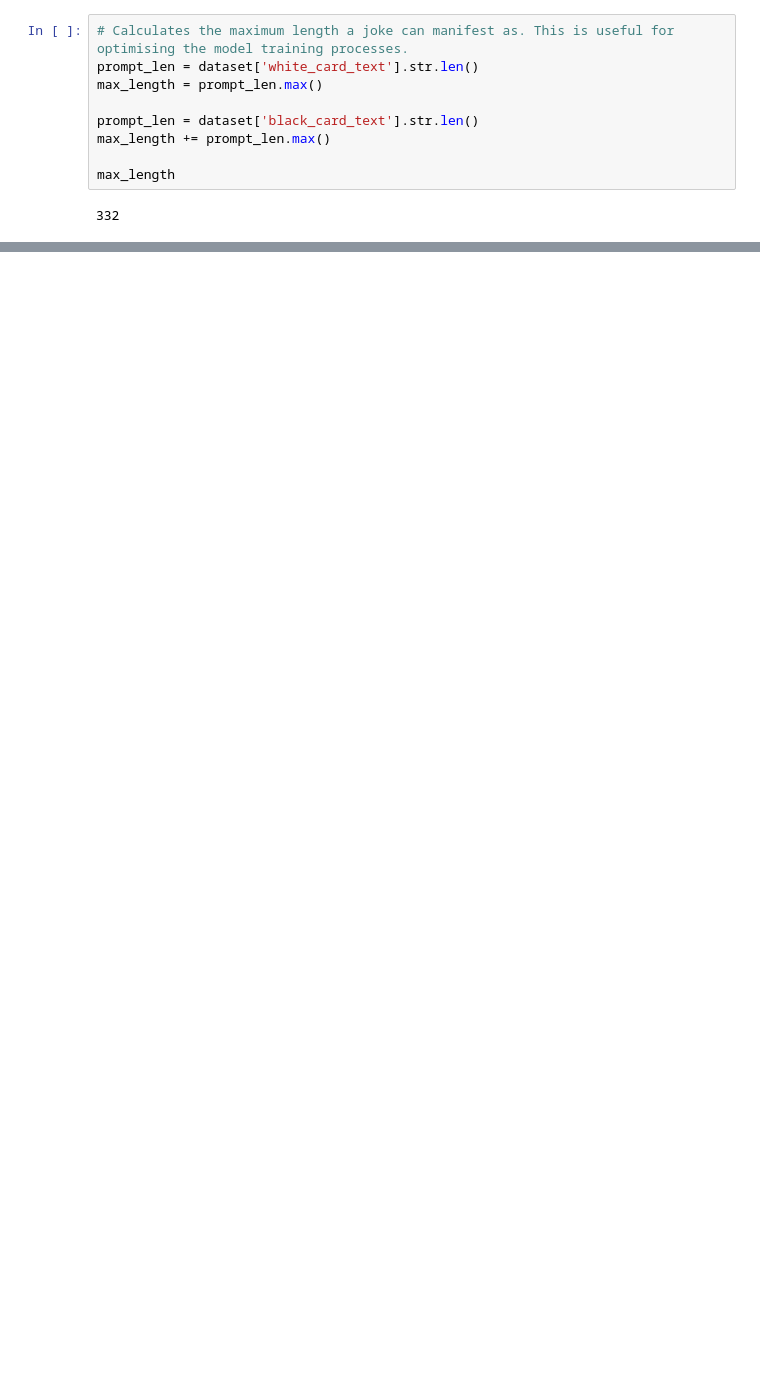
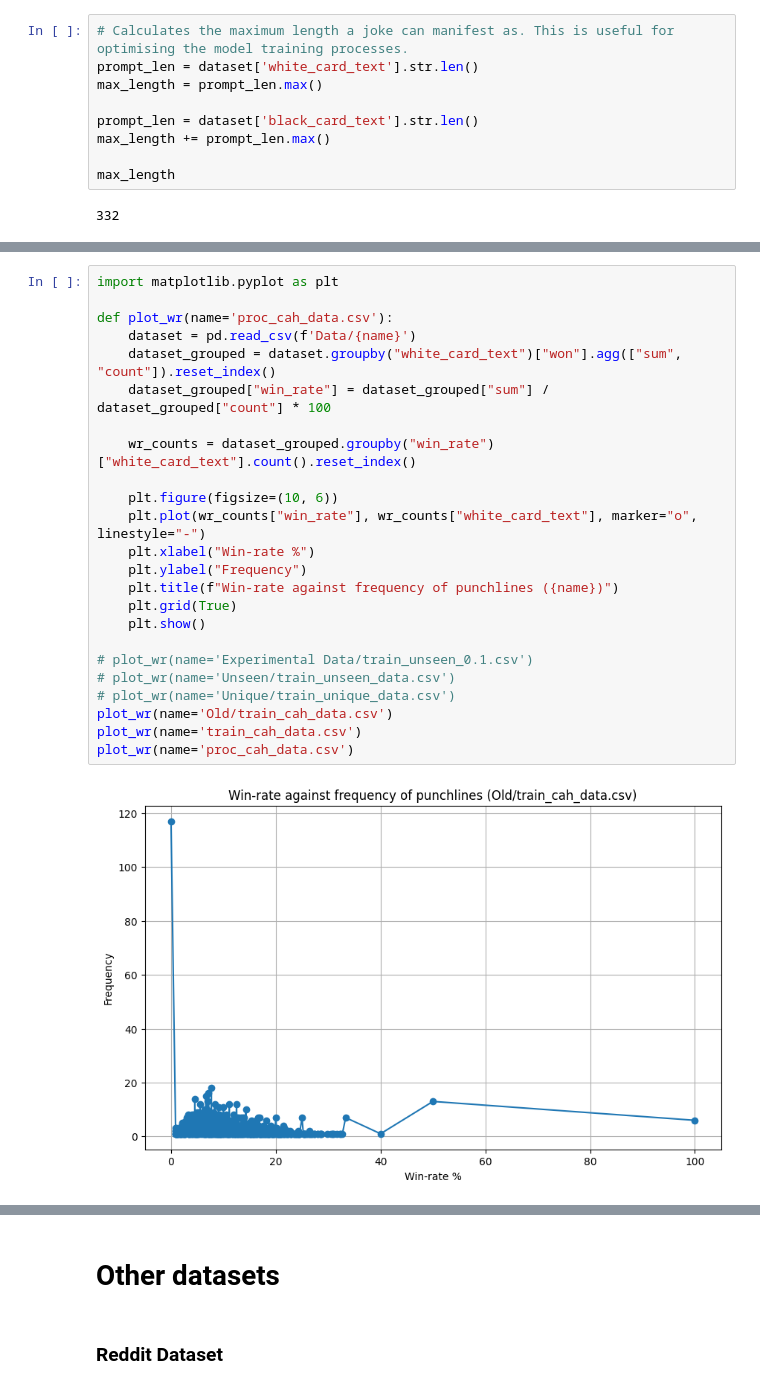
Before and after one commit to Sckaeth/CAH, a Jupyter notebook: data-proc.ipynb, the cells around one changed output, grey strips where cells are left out. Saved outputs shown, nothing was run; the diff lists cells and outputs as text; blank space fills up the shorter version.

```diff
--- a/data-proc.ipynb
+++ b/data-proc.ipynb
@@ -65,0 +480,26 @@ TODO: prepoc to remove periods in white cards.
+# %%
+import matplotlib.pyplot as plt
+
+def plot_wr(name='proc_cah_data.csv'):
+    dataset = pd.read_csv(f'Data/{name}')
+    dataset_grouped = dataset.groupby("white_card_text")["won"].agg(["sum", "count"]).reset_index()
+    dataset_grouped["win_rate"] = dataset_grouped["sum"] / dataset_grouped["count"] * 100
+
+    wr_counts = dataset_grouped.groupby("win_rate")["white_card_text"].count().reset_index()
+
+    plt.figure(figsize=(10, 6))
+    plt.plot(wr_counts["win_rate"], wr_counts["white_card_text"], marker="o", linestyle="-")
+    plt.xlabel("Win-rate %")
+    plt.ylabel("Frequency")
+    plt.title(f"Win-rate against frequency of punchlines ({name})")
+    plt.grid(True)
+    plt.show()
+
+# plot_wr(name='Experimental Data/train_unseen_0.1.csv')
+# plot_wr(name='Unseen/train_unseen_data.csv')
+# plot_wr(name='Unique/train_unique_data.csv')
+plot_wr(name='Old/train_cah_data.csv')
+plot_wr(name='train_cah_data.csv')
+plot_wr(name='proc_cah_data.csv')
+# %% [output]
+[figure, added]
@@ -65,0 +508,4 @@ TODO: prepoc to remove periods in white cards.
+# %% [markdown]
+# Other datasets
+# %% [markdown]
+### Reddit Dataset
```
Also changed, not shown: parts of 26 cells of this notebook, 14 other files.
